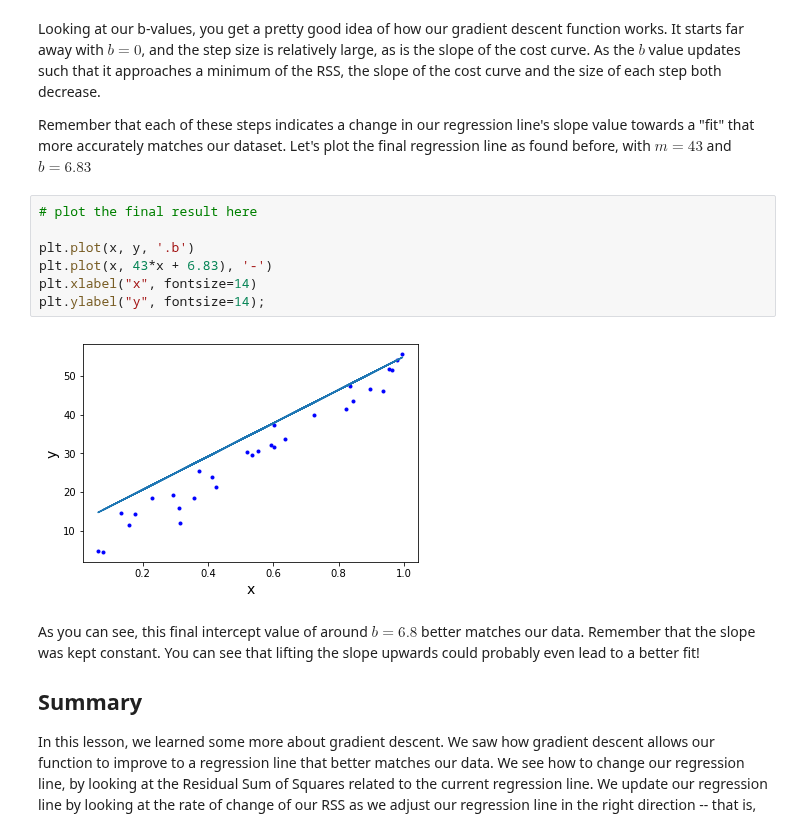
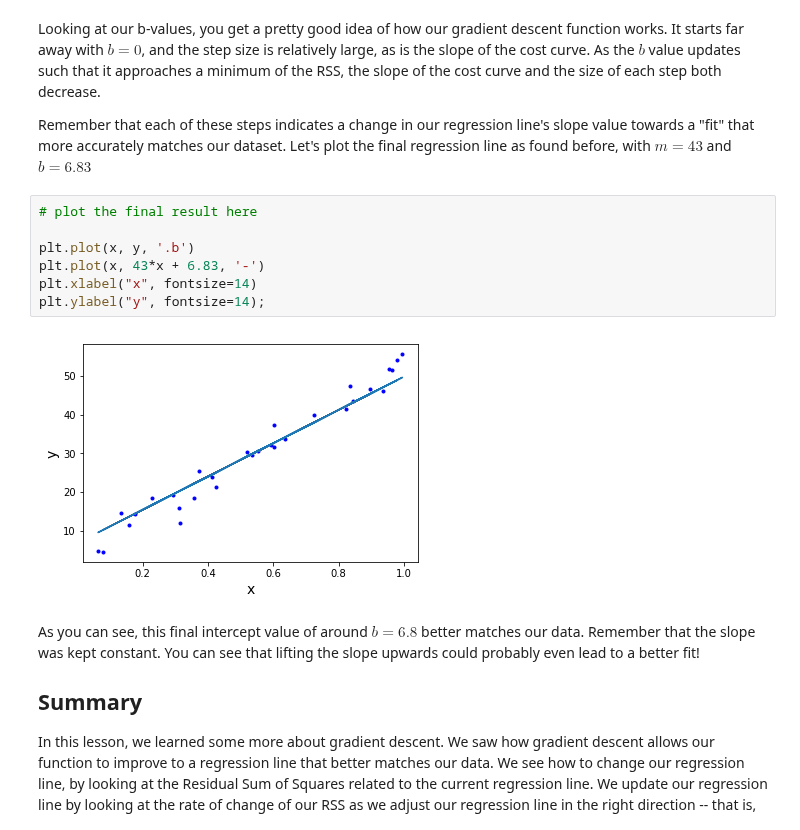
Before and after one commit to fleralle/dsc-gradient-descent-step-sizes-lab-houston-ds-042219, a Jupyter notebook: index.ipynb, the cells around one changed output. Drawn from its saved outputs; the diff is of its cells as text.

```diff
--- a/index.ipynb
+++ b/index.ipynb
@@ -269,12 +269,12 @@ Remember that each of these steps indicates a change in our regression line's sl
 # %%
 # plot the final result here
 
 plt.plot(x, y, '.b')
-plt.plot(x, 43*x + 6.83), '-')
+plt.plot(x, 43*x + 6.83, '-')
 plt.xlabel("x", fontsize=14)
 plt.ylabel("y", fontsize=14);
 # %% [output]
-[figure, old version]
+[figure, new version]
 # %% [markdown]
 As you can see, this final intercept value of around $b=6.8$ better matches our data. Remember that the slope was kept constant. You can see that lifting the slope upwards could probably even lead to a better fit!
 
```
